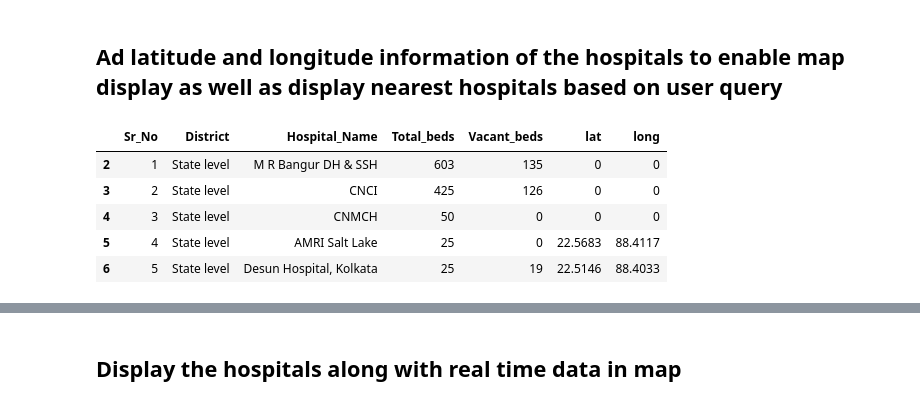
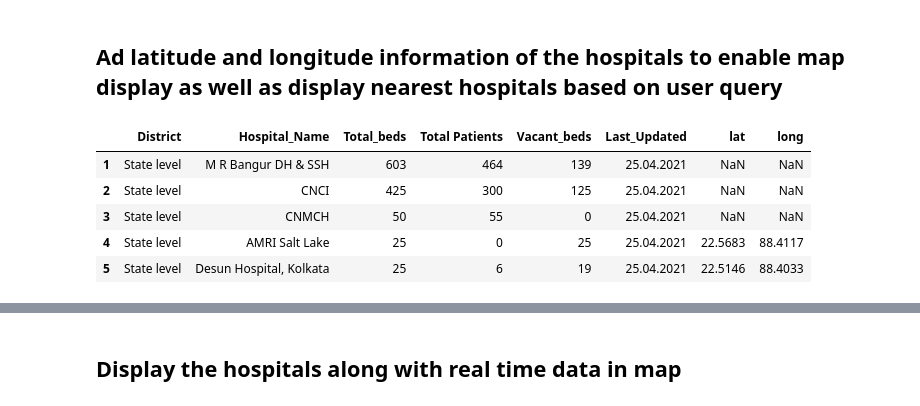
Before and after one commit to hardikroutray/icutracker, a Jupyter notebook: bedtracker.ipynb, the cells around one changed output, grey strips where cells are left out. Cells and saved outputs as stored; diff of their text form; code cells hidden in the pictures.

```diff
--- a/bedtracker.ipynb
+++ b/bedtracker.ipynb
@@ -66,4 +92,8 @@ WARNING: Finished building on-disk font cache, found 17 fonts
 # %%
-WB_bed_data = pd.read_csv("Vacant_bed_status_as_on_26.04_.21_.csv", header=None, names=['Sr_No', 'District', 'Hospital_Name','Total_beds','Vacant_beds'])[2:]
-WB_bed_data.head()
+WB_bed_data_csv,WB_bed_data_date = getlatestWBhospitaldata()
+# print(WB_bed_data_csv,WB_bed_data_date)
+WB_bed_data = pd.read_csv(WB_bed_data_csv, header=None, names=['District', 'Hospital_Name','Total_beds','Total Patients', 'Vacant_beds'])[2:]
+WB_bed_data = WB_bed_data[:-1]
+WB_bed_data["Last_Updated"] = WB_bed_data_date
+WB_bed_data.tail()
 # %% [output]
@@ -78,53 +134,56 @@ WB_bed_data.head()
 # %%
 WB_bed_data["lat"] = ""
 WB_bed_data["long"] = ""
 
-# Requires billing info. Find a free open source method
+# Google API requires billing info. Find a free open source method
 
-'''
-gmaps = GoogleMaps('AIzaSyDNqEzsOXHmbu-jQBEVDKQZkD0MEUh-tDI')
 
-for x in range(len(WB_bed_data)):
-    try:
-        # time.sleep(1) #to add delay in case of large DFs
-        geocode_result = gmaps.geocode(WB_bed_data['Hospital_Name'][x] + ", West Bengal, India")
-        WB_bed_data['lat'][x] = geocode_result[0]['geometry']['location'] ['lat']
-        WB_bed_data['long'][x] = geocode_result[0]['geometry']['location']['lng']
-    except IndexError:
-        print("Address was wrong...")
-    except Exception as e:
-        print("Unexpected error occurred.", e )
-WB_bed_data.head()
-'''
+# gmaps = GoogleMaps('AIzaSyDNqEzsOXHmbu-jQBEVDKQZkD0MEUh-tDI')
+
+# for x in range(len(WB_bed_data)):
+#     try:
+#         # time.sleep(1) #to add delay in case of large DFs
+#         geocode_result = gmaps.geocode(WB_bed_data['Hospital_Name'][x] + ", West Bengal, India")
+#         WB_bed_data['lat'][x] = geocode_result[0]['geometry']['location'] ['lat']
+#         WB_bed_data['long'][x] = geocode_result[0]['geometry']['location']['lng']
+#     except IndexError:
+#         print("Address was wrong...")
+#     except Exception as e:
+#         print("Unexpected error occurred.", e )
+# WB_bed_data.head()
+
+
+
+# Opensource map platform OpenMapQuest but doesn't locate many hospitals
 
 from geopy.geocoders import OpenMapQuest
 
 locator = OpenMapQuest(api_key="04WGbtvgPEXk9UvPmStGXue4zX7m9Aiy")
 # location = locator.geocode("M R Bangur DH & SSH, West Bengal")
 # print(location)
 # print("Latitude = {}, Longitude = {}".format(location.latitude, location.longitude))
 
 
 for x in range(len(WB_bed_data)):
     try:
         # time.sleep(1) #to add delay in case of large DFs
         geocode_result = locator.geocode(WB_bed_data['Hospital_Name'][x] + ", West Bengal, India")
         WB_bed_data['lat'][x] = geocode_result.latitude
         WB_bed_data['long'][x] = geocode_result.longitude
     except IndexError:
         # print("Address was wrong...")
-        WB_bed_data['lat'][x] = 0.0
-        WB_bed_data['long'][x] = 0.0
+        WB_bed_data['lat'][x] = np.nan
+        WB_bed_data['long'][x] = np.nan
     except Exception as e:
         # print("Unexpected error occurred.", e )
-        WB_bed_data['lat'][x] = 0.0
-        WB_bed_data['long'][x] = 0.0
+        WB_bed_data['lat'][x] = np.nan
+        WB_bed_data['long'][x] = np.nan
 WB_bed_data.head()
 # %% [output]
-|  | Sr_No | District | Hospital_Name | Total_beds | Vacant_beds | lat | long |
-| 2 | 1 | State level | M R Bangur DH & SSH | 603 | 135 | 0 | 0 |
-| 3 | 2 | State level | CNCI | 425 | 126 | 0 | 0 |
-| 4 | 3 | State level | CNMCH | 50 | 0 | 0 | 0 |
-| 5 | 4 | State level | AMRI Salt Lake | 25 | 0 | 22.5683 | 88.4117 |
-| 6 | 5 | State level | Desun Hospital, Kolkata | 25 | 19 | 22.5146 | 88.4033 |
+|  | District | Hospital_Name | Total_beds | Total Patients | Vacant_beds | Last_Updated | lat | long |
+| 1 | State level | M R Bangur DH & SSH | 603 | 464 | 139 | 25.04.2021 | NaN | NaN |
+| 2 | State level | CNCI | 425 | 300 | 125 | 25.04.2021 | NaN | NaN |
+| 3 | State level | CNMCH | 50 | 55 | 0 | 25.04.2021 | NaN | NaN |
+| 4 | State level | AMRI Salt Lake | 25 | 0 | 25 | 25.04.2021 | 22.5683 | 88.4117 |
+| 5 | State level | Desun Hospital, Kolkata | 25 | 6 | 19 | 25.04.2021 | 22.5146 | 88.4033 |
 # %%
```
Also changed, not shown: parts of 22 cells of this notebook.
